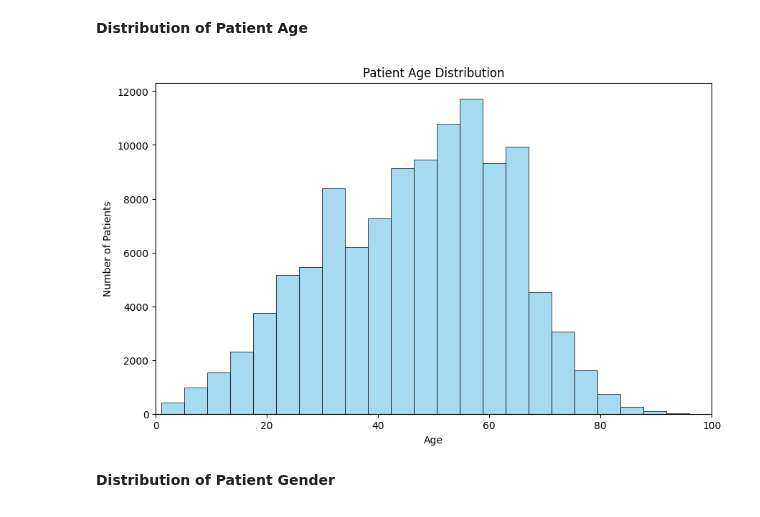
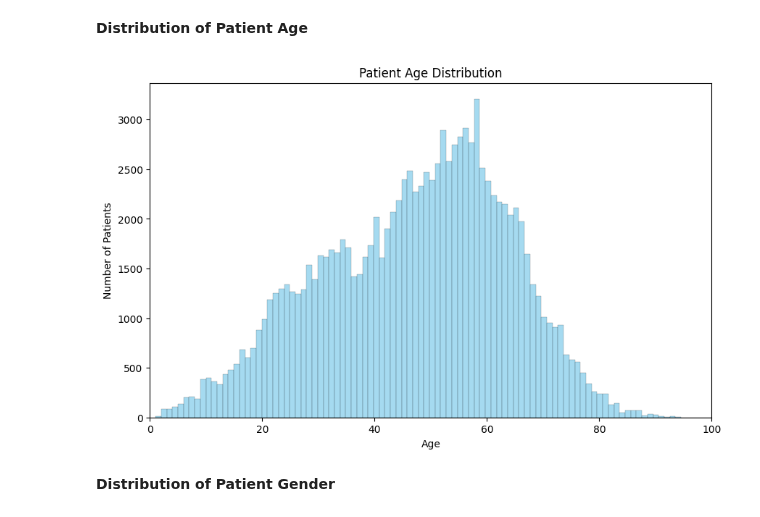
Before and after one commit to bjorneme/master_thesis, a Jupyter notebook: EDA/EDA_ChestX_ray14.ipynb, the cells around one changed output. Drawn from its saved outputs; the diff is of its cells as text; code cells hidden in the pictures.

Commit message:
Change patient age distribution plot EDA ChestX-ray14

```diff
--- a/EDA/EDA_ChestX_ray14.ipynb
+++ b/EDA/EDA_ChestX_ray14.ipynb
@@ -114,14 +114,14 @@ plt.show()
 # %%
 # Patient Age Distribution
 plt.figure(figsize=(10, 6))
-sns.histplot(labels_df['Patient Age'], bins=100, color='skyblue')
+sns.histplot(labels_df['Patient Age'], color='skyblue')
 plt.title("Patient Age Distribution")
 plt.xlabel("Age")
 plt.ylabel("Number of Patients")
 plt.xlim(0, 100)
 plt.show()
 # %% [output]
-[figure, old version]
+[figure, new version]
 # %% [markdown]
 **Distribution of Patient Gender**
 # %%
```
